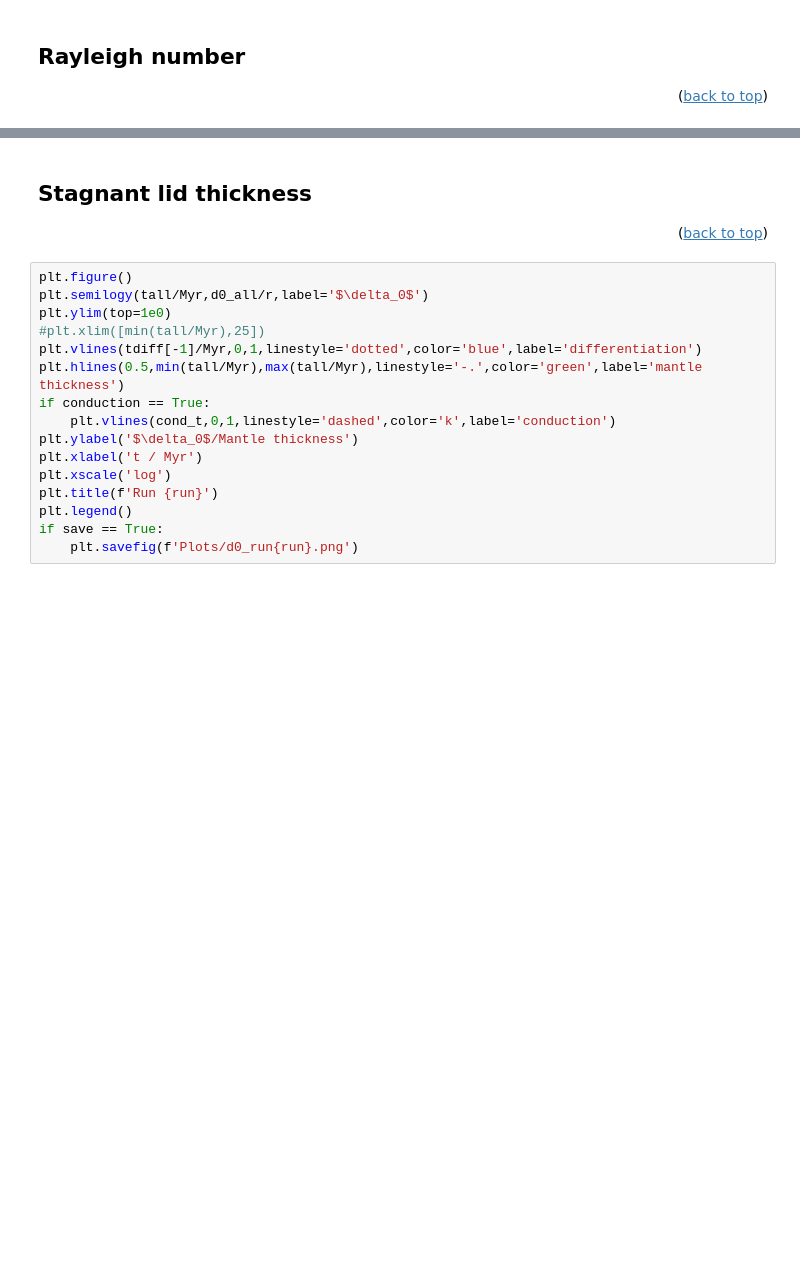
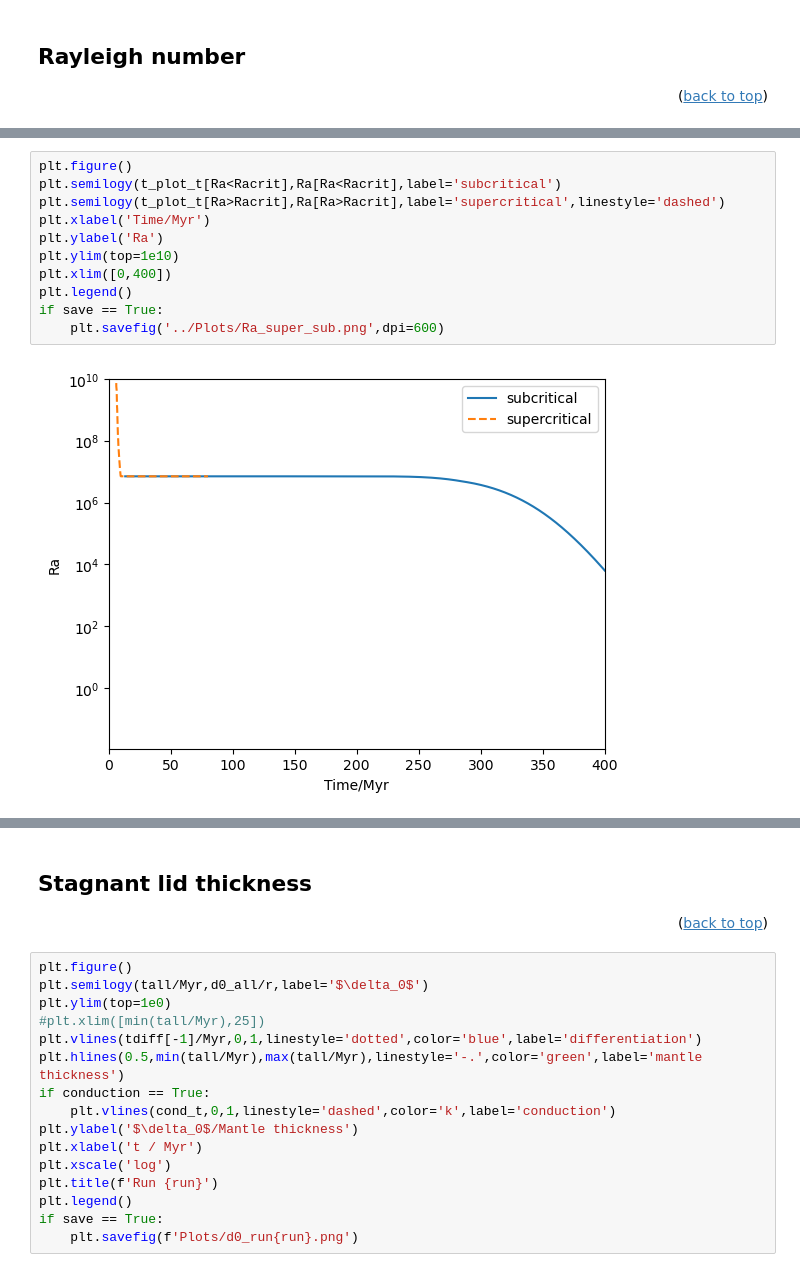
Before and after one commit to Hannah-RS/planetesimal-magnetic-history, a Jupyter notebook: Plotting_scripts/plot_combined.ipynb, the cells around one changed output, grey strips where cells are left out. Cells and saved outputs as stored; diff of their text form; blank space fills up the shorter version.

```diff
--- a/Plotting_scripts/plot_combined.ipynb
+++ b/Plotting_scripts/plot_combined.ipynb
@@ -226,3 +237,16 @@ plt.legend()
+# %%
+plt.figure()
+plt.semilogy(t_plot_t[Ra<Racrit],Ra[Ra<Racrit],label='subcritical')
+plt.semilogy(t_plot_t[Ra>Racrit],Ra[Ra>Racrit],label='supercritical',linestyle='dashed')
+plt.xlabel('Time/Myr')
+plt.ylabel('Ra')
+plt.ylim(top=1e10)
+plt.xlim([0,400])
+plt.legend()
+if save == True:
+    plt.savefig('../Plots/Ra_super_sub.png',dpi=600)
+# %% [output]
+[figure, added]
 # %%
 plt.figure(tight_layout=True)
 plt.subplot(2,1,1)
```
Also changed, not shown: parts of 16 cells of this notebook.
